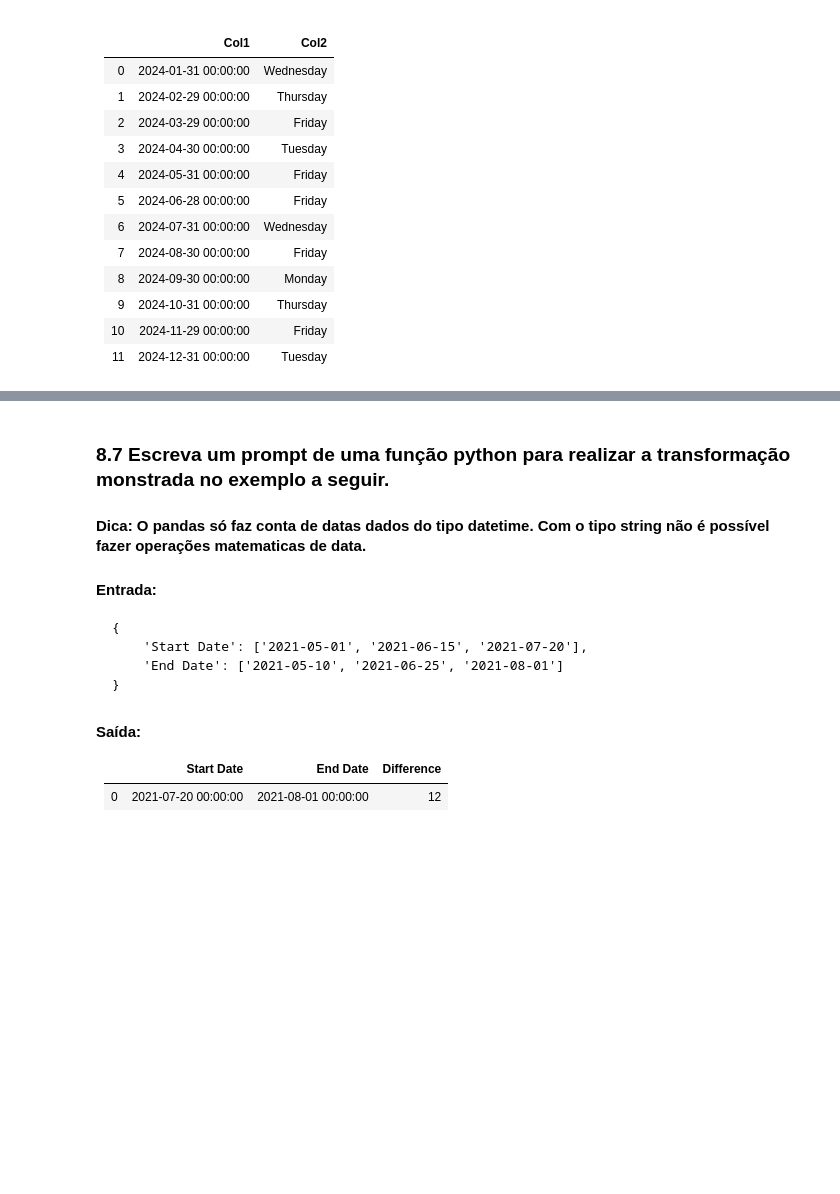
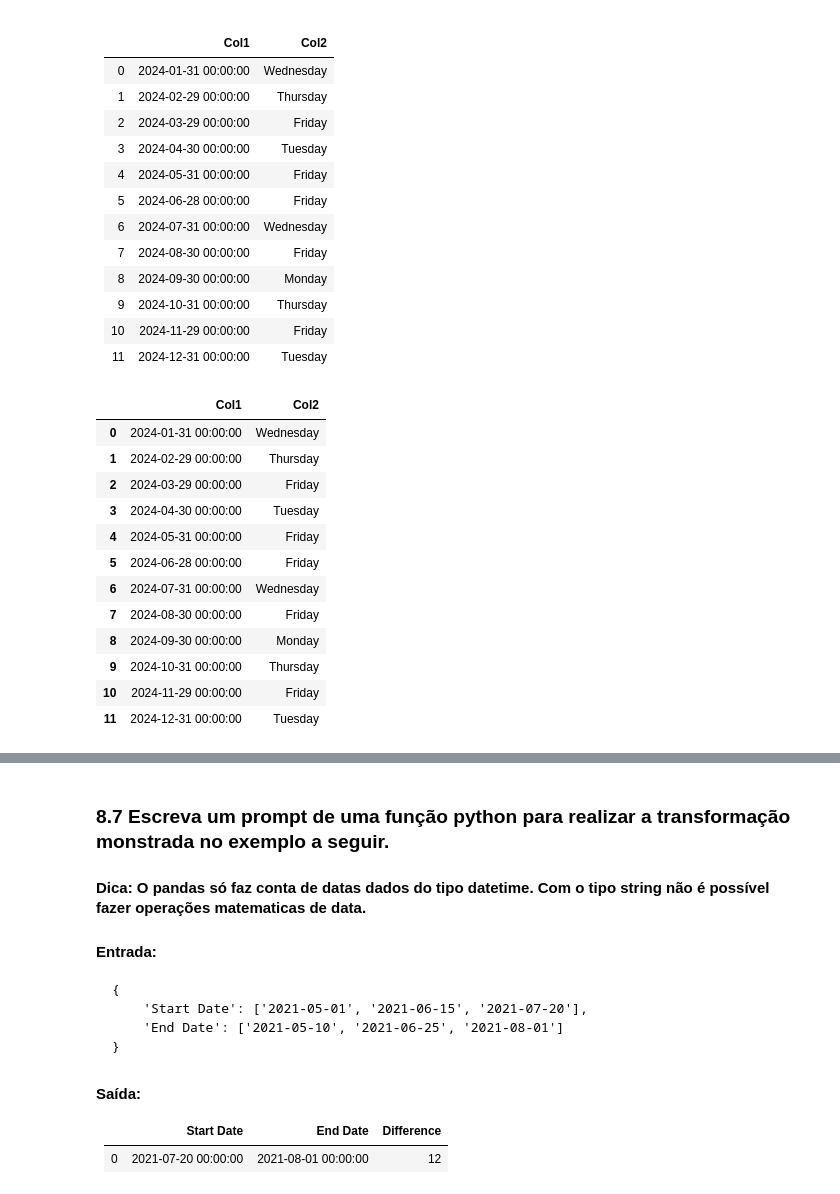
Before and after one commit to EdudardoM/skills-introduction-to-github, a Jupyter notebook: Exercicios/Aula8_Exercicio.ipynb, the cells around one changed output, grey strips where cells are left out. Saved outputs shown, nothing was run; the diff lists cells and outputs as text; code cells hidden in the pictures; blank space fills up the shorter version.

```diff
--- a/Exercicios/Aula8_Exercicio.ipynb
+++ b/Exercicios/Aula8_Exercicio.ipynb
@@ -271,0 +410,49 @@ prompt86 = """AQUI"""
+# %%
+# prompt: Gerar um codigo utilizando a biblioteca datetime leia como argumento uma string que corresponde ao um ano.
+# O código deve retornar um dataframe com duas colunas 'Col1' e 'Col2'.
+# A Col1 deve conter a data do ultimo dia de cada mês (de janeiro a dezembro nesta ordem) que não sejam sábado e domingo, espaço, o horário '00:00:00'. Por exemplos: '2024-01-31 00:00:00'  e  '2024-03-29 00:00:00'.
+# A Col2 deve retorna uma string com o dia da semana da respectiva data na lingua inglesa. Exemplo: 'Wednesday' e 'Frinday'
+
+import pandas as pd
+from datetime import datetime, timedelta
+
+def ultimo_dia_util_mes(ano):
+    col1 = []
+    col2 = []
+    for mes in range(1, 13):
+        data = datetime(ano, mes, 1)
+        proximo_mes = 1
+        if mes == 12:
+            proximo_mes = 1
+            data = datetime(ano + 1, proximo_mes, 1)
+        else:
+            data = datetime(ano, mes + 1, 1)
+
+        data = data - timedelta(days=1)
+        while data.weekday() > 4 :
+            data = data - timedelta(days=1)
+
+        col1.append(str(data)[:10] + ' 00:00:00')
+        col2.append(data.strftime("%A"))
+
+    df = pd.DataFrame({'Col1': col1, 'Col2': col2})
+    return df
+# %%
+ano = 2024
+
+
+ultimo_dia_util_mes(ano)
+# %% [output]
+|  | Col1 | Col2 |
+| 0 | 2024-01-31 00:00:00 | Wednesday |
+| 1 | 2024-02-29 00:00:00 | Thursday |
+| 2 | 2024-03-29 00:00:00 | Friday |
+| 3 | 2024-04-30 00:00:00 | Tuesday |
+| 4 | 2024-05-31 00:00:00 | Friday |
+| 5 | 2024-06-28 00:00:00 | Friday |
+| 6 | 2024-07-31 00:00:00 | Wednesday |
+| 7 | 2024-08-30 00:00:00 | Friday |
+| 8 | 2024-09-30 00:00:00 | Monday |
+| 9 | 2024-10-31 00:00:00 | Thursday |
+| 10 | 2024-11-29 00:00:00 | Friday |
+| 11 | 2024-12-31 00:00:00 | Tuesday |
```
Also changed, not shown: parts of 19 cells of this notebook.
